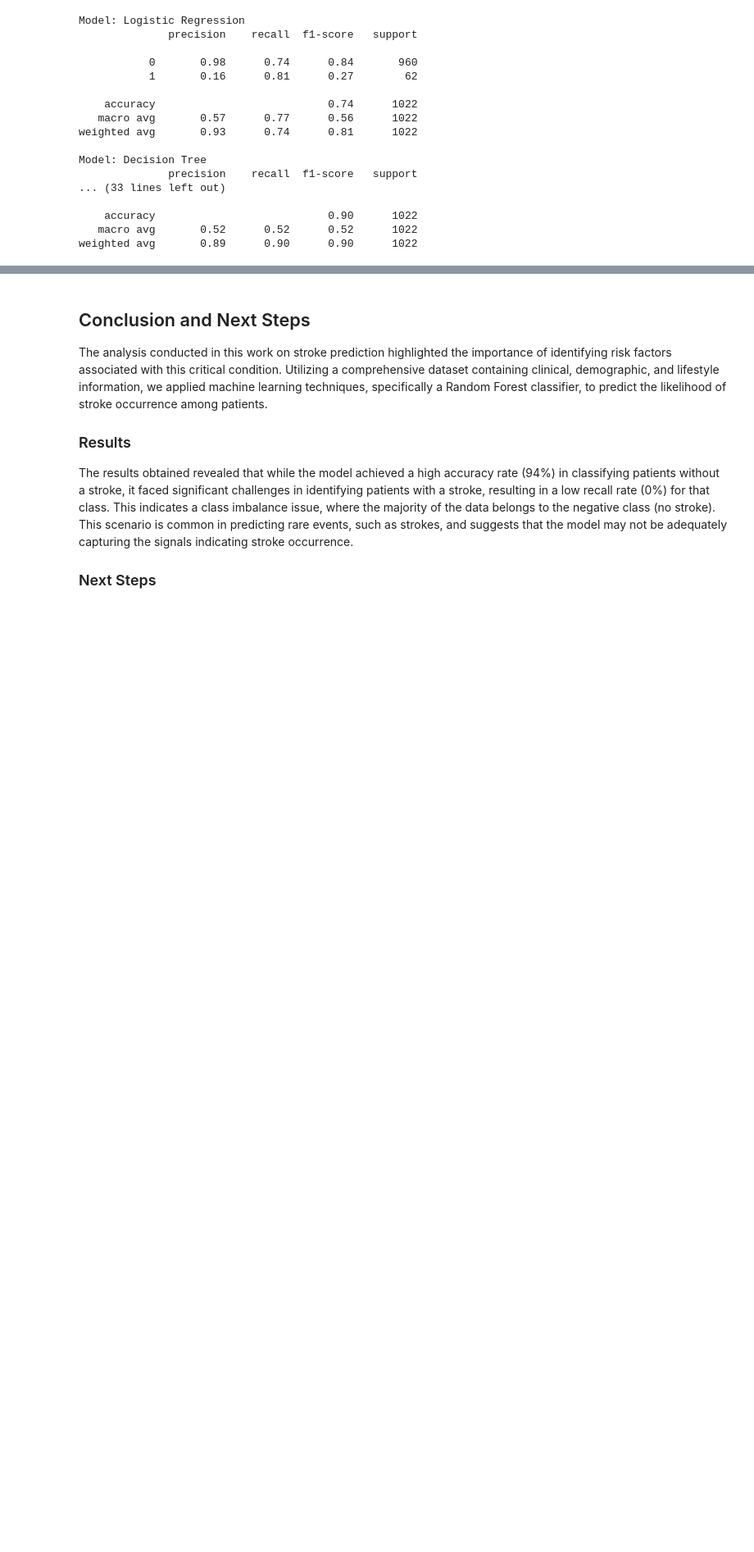
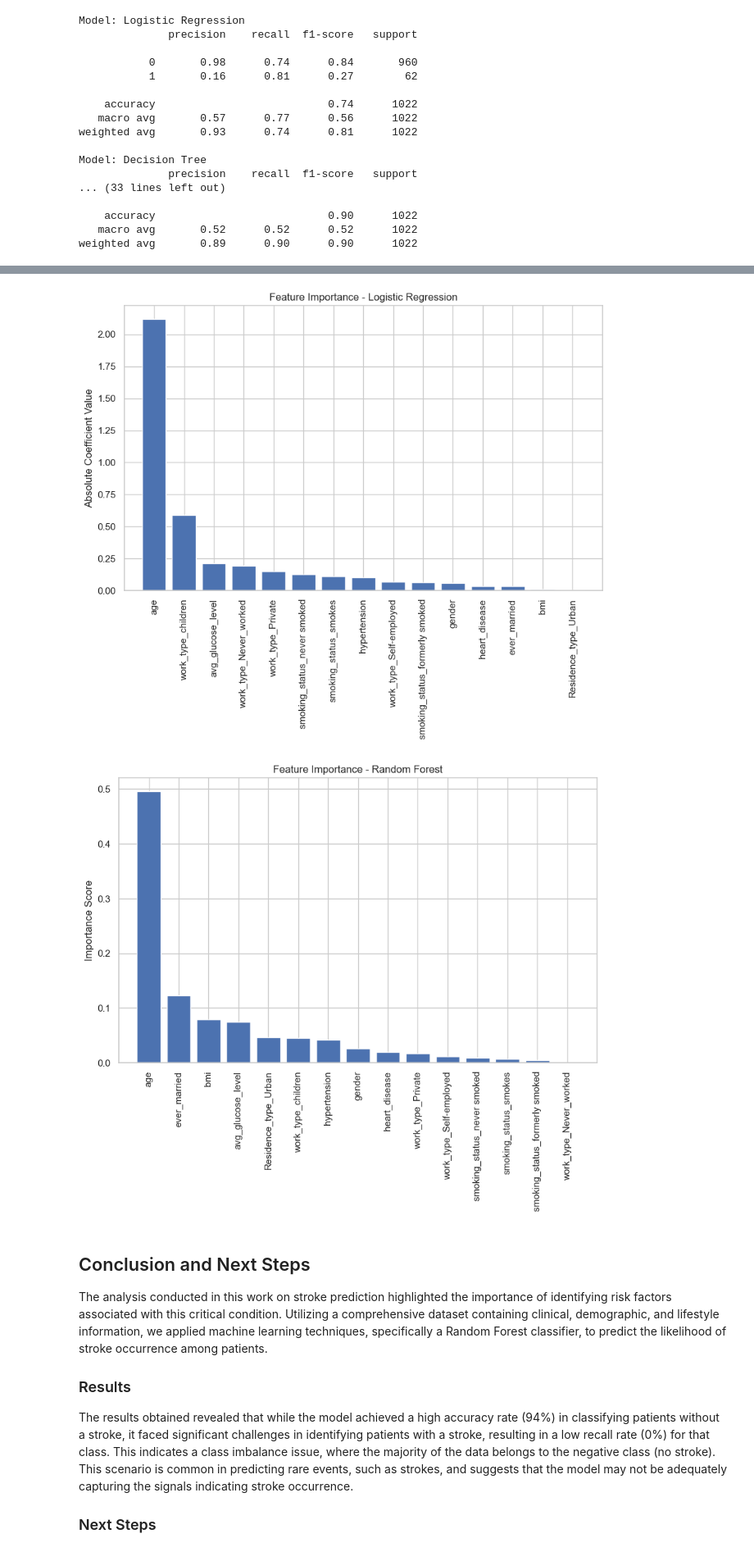
Before and after one commit to richenapedro/Data-Science-Analyst, a Jupyter notebook: Stroke Prediction/script/Stroke Prediction.ipynb, the cells around one changed output, grey strips where cells are left out. Shown at 82% size. Saved outputs shown, nothing was run; the diff lists cells and outputs as text; code cells hidden in the pictures; blank space fills up the shorter version.

Commit message:
'Feature importance added!'

```diff
--- a/Stroke Prediction/script/Stroke Prediction.ipynb
+++ b/Stroke Prediction/script/Stroke Prediction.ipynb
@@ -806,3 +808,39 @@ print(results_df)
+# %%
+# Logistic Regression Model
+logistic_model = models['Logistic Regression']
+
+# Get coefficients and sort them
+coefficients = logistic_model.coef_[0]
+absolute_coefficients = np.abs(coefficients)  # Use absolute values for easier interpretation
+indices = np.argsort(absolute_coefficients)[::-1]  # Sort by absolute values in descending order
+
+# Plot feature importance for Logistic Regression
+plt.figure(figsize=(10, 6))
+plt.title("Feature Importance - Logistic Regression")
+plt.bar(range(X.shape[1]), absolute_coefficients[indices], align="center")
+plt.xticks(range(X.shape[1]), np.array(X.columns)[indices], rotation=90)
+plt.xlim([-1, X.shape[1]])
+plt.ylabel("Absolute Coefficient Value")  # Change label to reflect absolute value
+plt.show()
+
+# Random Forest Model
+random_forest_model = models['Random Forest']
+
+# Get feature importances and sort them
+importances = random_forest_model.feature_importances_
+indices = np.argsort(importances)[::-1]  # Sort importances in descending order
+
+# Plot feature importance for Random Forest
+plt.figure(figsize=(10, 6))
+plt.title("Feature Importance - Random Forest")
+plt.bar(range(X.shape[1]), importances[indices], align="center")
+plt.xticks(range(X.shape[1]), np.array(X.columns)[indices], rotation=90)
+plt.xlim([-1, X.shape[1]])
+plt.ylabel("Importance Score")
+plt.show()
+# %% [output]
+[figure, added]
+[figure, added]
 # %% [markdown]
 ## Conclusion and Next Steps <a name="conclusion-and-next-steps"></a>
 The analysis conducted in this work on stroke prediction highlighted the importance of identifying risk factors associated with this critical condition. Utilizing a comprehensive dataset containing clinical, demographic, and lifestyle information, we applied machine learning techniques, specifically a Random Forest classifier, to predict the likelihood of stroke occurrence among patients.
```
Also changed, not shown: parts of 3 cells of this notebook.
